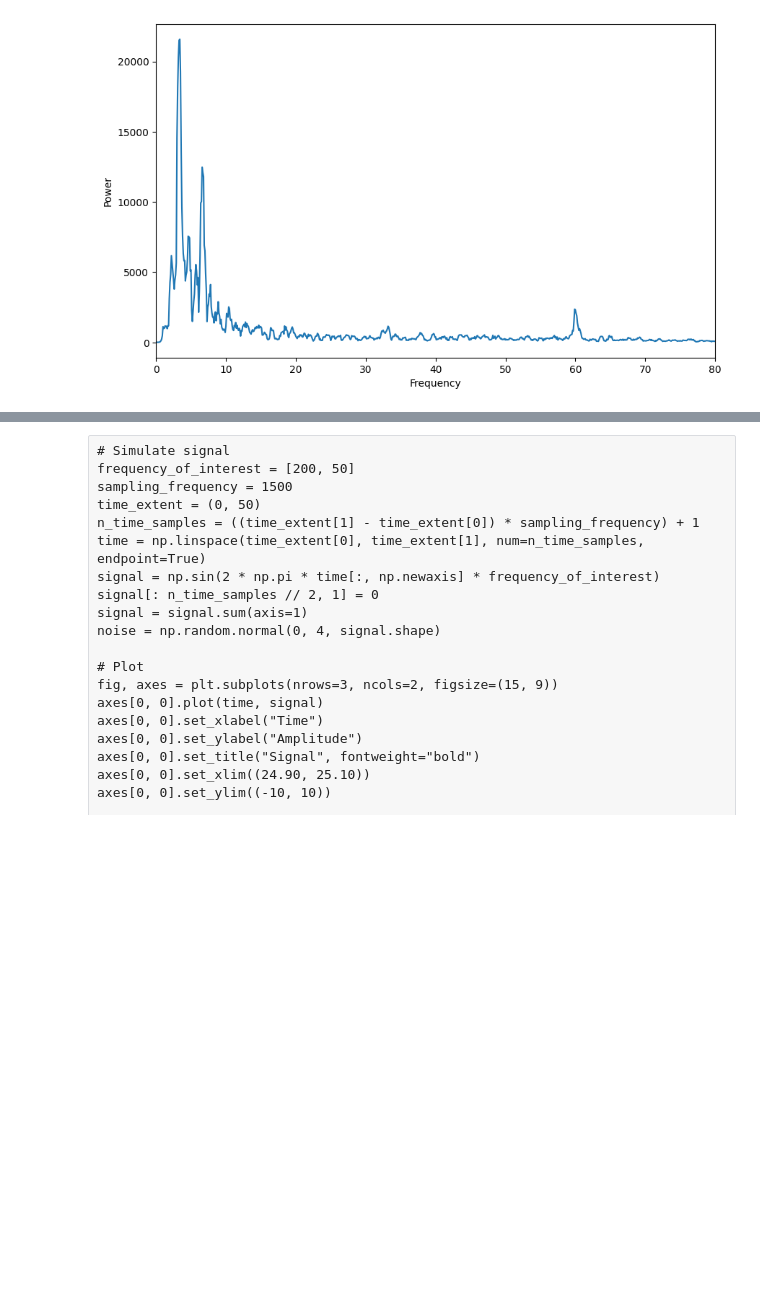
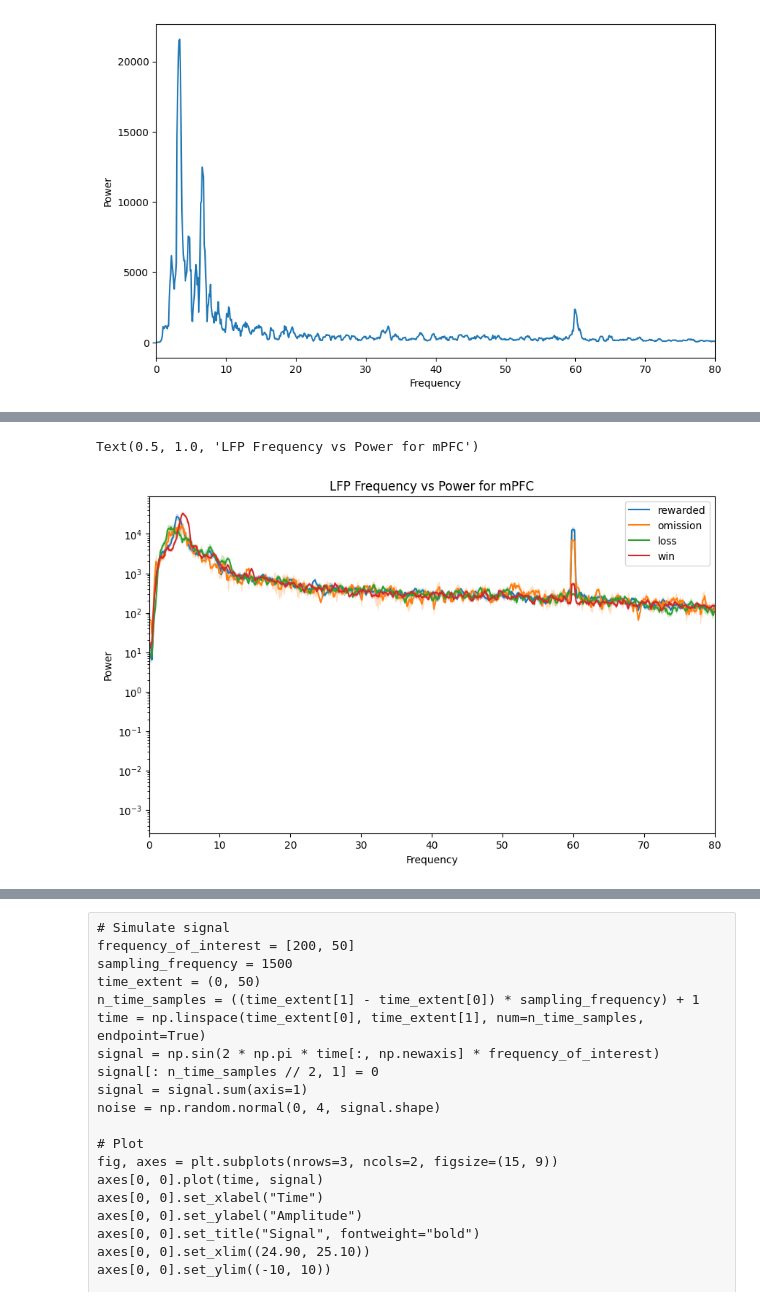
Before and after one commit to padillacoreanolab/reward_competition_ephys_analysis_with_omission_and_divider_controls, a Jupyter notebook: results/2022_12_11_om_and_comp_20221214_125409_subj_6_1_and_6_3/subject_6_1/06_lfp_preprocessing.ipynb, the cells around one changed output, grey strips where cells are left out. Saved outputs shown, nothing was run; the diff lists cells and outputs as text; code cells hidden in the pictures; blank space fills up the shorter version.

```diff
--- a/results/2022_12_11_om_and_comp_20221214_125409_subj_6_1_and_6_3/subject_6_1/06_lfp_preprocessing.ipynb
+++ b/results/2022_12_11_om_and_comp_20221214_125409_subj_6_1_and_6_3/subject_6_1/06_lfp_preprocessing.ipynb
@@ -326,0 +459,27 @@ ax.set_xlim(0,80)
+# %%
+duration = 10
+for tone_label in tone_label_df["tone_category"].unique():
+    print(tone_label)
+    tone_label_to_timestamps[tone_label]["power_list"] = []
+    tone_label_to_timestamps[tone_label]["frequency_list"] = []
+
+    for time_stamp in tone_label_to_timestamps[tone_label]["resampled_timestamps"]:
+        recording_traces = recording_intermediate.get_traces(channel_ids=["21"], start_frame=time_stamp, end_frame=time_stamp+resampled_frequency*duration)
+        # Making sure everything is same number
+        recording_traces = recording_traces[:resampled_frequency*duration]
+        # Compute multitaper spectral estimate
+        m = Multitaper(time_series=recording_traces, sampling_frequency=resampled_frequency)
+
+        # Sets up computing connectivity measures/power from multitaper spectral estimate
+        c = Connectivity.from_multitaper(m)
+        tone_label_to_timestamps[tone_label]["power_list"].append(c.power().squeeze())
+        tone_label_to_timestamps[tone_label]["frequency_list"].append(c.frequencies)
+        # To see if everything is shaped correctly
+        print(c.power().squeeze().shape)
+        print(c.frequencies.shape)
+#         break
+
+    tone_label_to_timestamps[tone_label]["traces_array"] = np.vstack(tone_label_to_timestamps[tone_label]["power_list"])
+    tone_label_to_timestamps[tone_label]["mean_traces_array"] = np.mean(tone_label_to_timestamps[tone_label]["traces_array"], axis = 0)
+    tone_label_to_timestamps[tone_label]["ste_traces_array"] = stats.sem(tone_label_to_timestamps[tone_label]["traces_array"])
+#     break
@@ -326,0 +504,20 @@ ax.set_xlim(0,80)
+# %%
+fig, ax = plt.subplots()
+ax.set_xlabel("Frequency")
+ax.set_ylabel("Power")
+
+for tone_label in tone_label_df["tone_category"].unique():
+
+
+    ax.plot(c.frequencies, tone_label_to_timestamps[tone_label]["mean_traces_array"], label=tone_label)
+    ax.fill_between(c.frequencies, tone_label_to_timestamps[tone_label]["mean_traces_array"]-tone_label_to_timestamps[tone_label]["ste_traces_array"], \
+                        tone_label_to_timestamps[tone_label]["mean_traces_array"]+tone_label_to_timestamps[tone_label]["ste_traces_array"], \
+                       alpha=.25)
+ax.set_xlim(0,80)
+ax.set_yscale("log")
+# ax.set_ylim(0,60000)
+ax.legend()
+ax.set_title("LFP Frequency vs Power for mPFC")
+# %% [output]
+Text(0.5, 1.0, 'LFP Frequency vs Power for mPFC')
+[figure, added]
```
Also changed, not shown: parts of 26 cells of this notebook, 1 other file.
